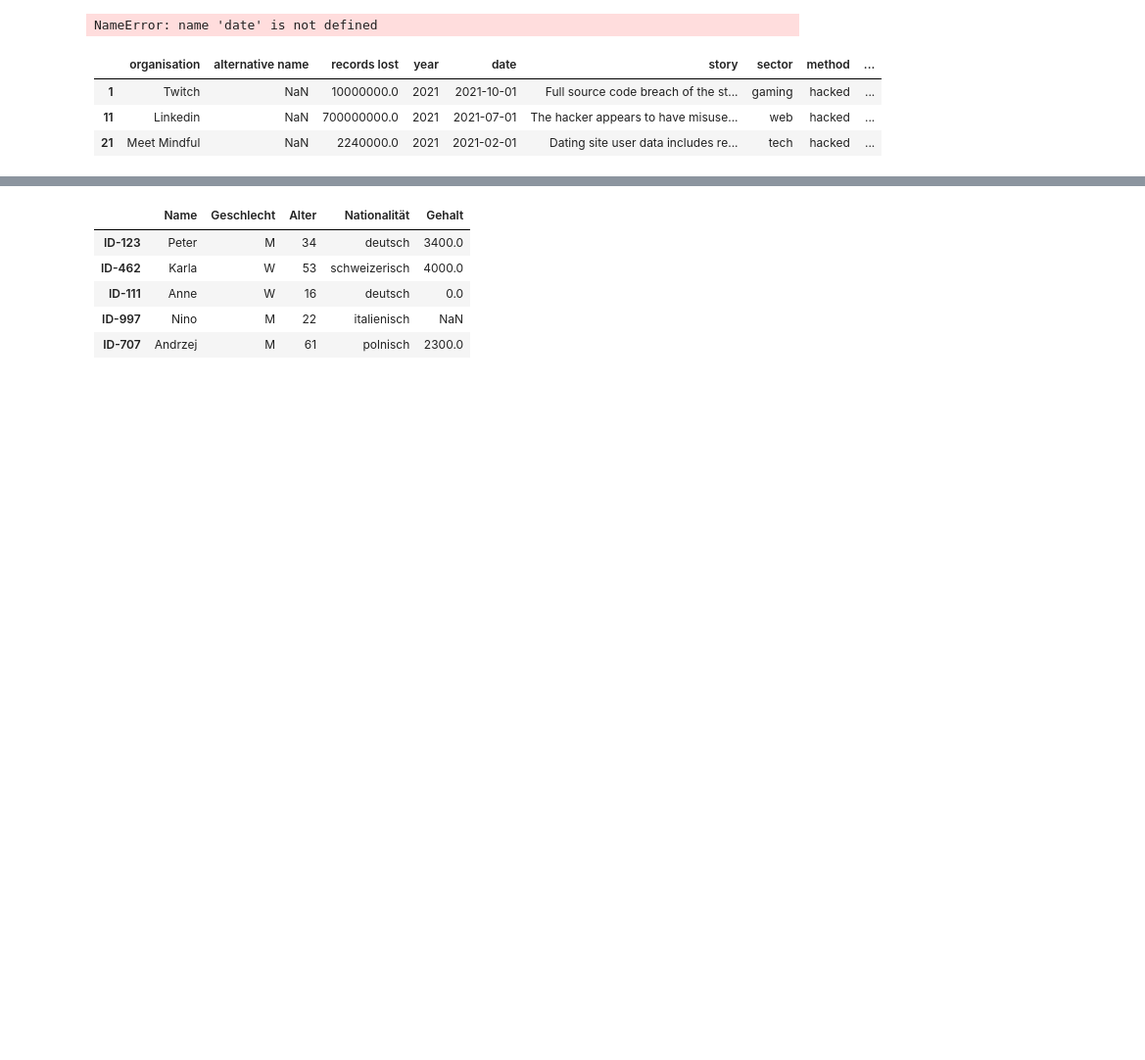
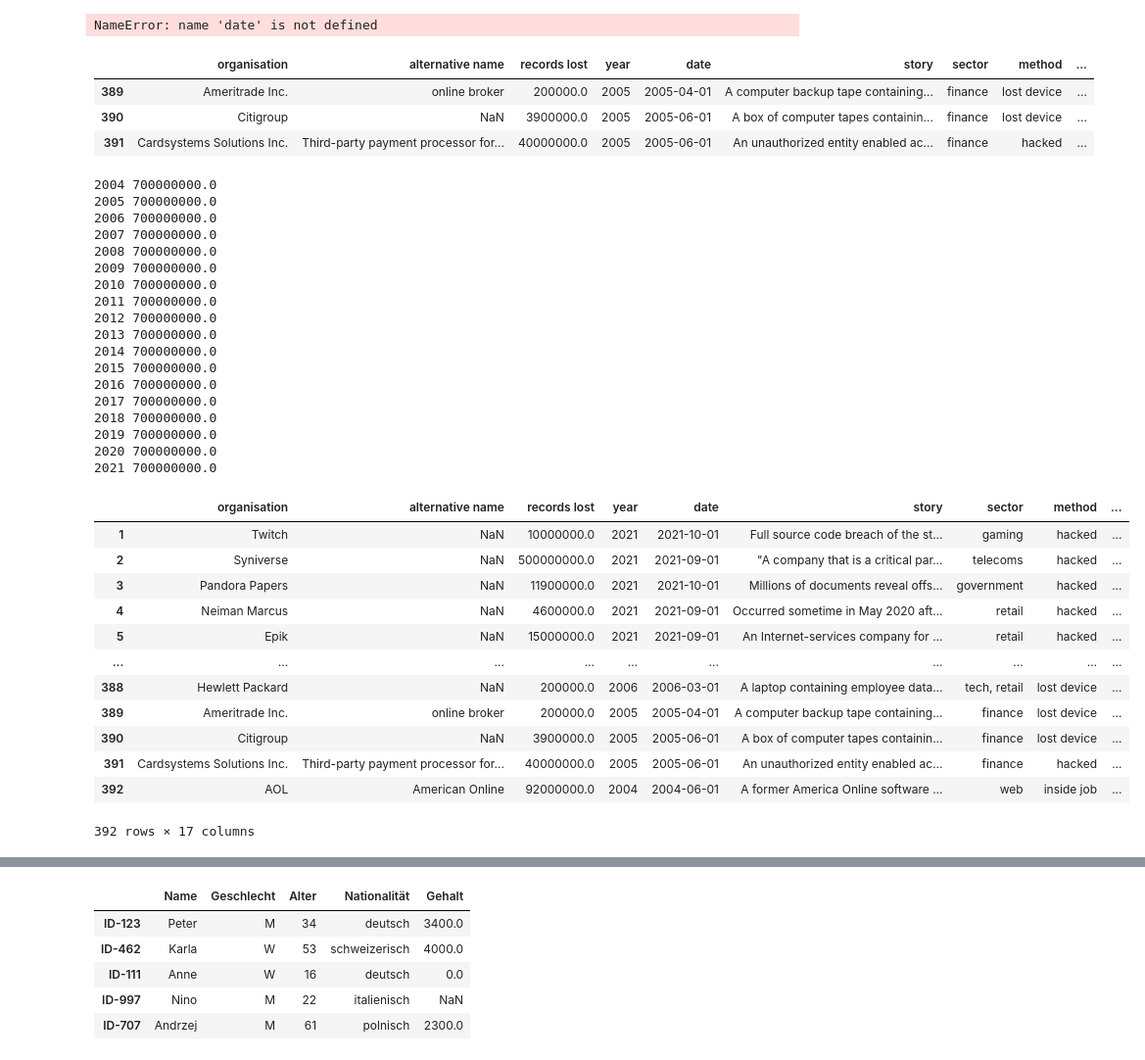
Before and after one commit to TimKossmann/storytelling, a Jupyter notebook: old_data_breaches_icicle.ipynb, the cells around one changed output, grey strips where cells are left out. Shown: that part at 98% size. Cells and saved outputs as stored; diff of their text form; code cells hidden in the pictures; blank space fills up the shorter version.

```diff
--- a/old_data_breaches_icicle.ipynb
+++ b/old_data_breaches_icicle.ipynb
@@ -314,11 +314,74 @@ print(df_fig2['records lost'].min())
 print(df_fig2['records lost'].max())
 # %% [output]
 NameError: name 'date' is not defined
+# %%
+#df['organisation_name'] = np.where((df['year'] == 2005) & (df['records lost'] >= df['records lost'].max()*0.005), df['organisation'], '')
+'''df['organisation_name'] = np.where((df['year'] == 2006) & (df['records lost'] >= df['records lost'].max()*0.005), df['organisation'], '')
+df['organisation_name'] = np.where((df['year'] == 2007) & (df['records lost'] >= df['records lost'].max()*0.005), df['organisation'], '')
+df['organisation_name'] = np.where((df['year'] == 2008) & (df['records lost'] >= df['records lost'].max()*0.005), df['organisation'], '')
+df['organisation_name'] = np.where((df['year'] == 2009) & (df['records lost'] >= df['records lost'].max()*0.005), df['organisation'], '')
+df['organisation_name'] = np.where((df['year'] == 2010) & (df['records lost'] >= df['records lost'].max()*0.005), df['organisation'], '')
+df['organisation_name'] = np.where((df['year'] == 2011) & (df['records lost'] >= df['records lost'].max()*0.005), df['organisation'], '')
+df['organisation_name'] = np.where((df['year'] == 2012) & (df['records lost'] >= df['records lost'].max()*0.005), df['organisation'], '')
+df['organisation_name'] = np.where((df['year'] == 2013) & (df['records lost'] >= df['records lost'].max()*0.005), df['organisation'], '')
+df['organisation_name'] = np.where((df['year'] == 2014) & (df['records lost'] >= df['records lost'].max()*0.005), df['organisation'], '')
+df['organisation_name'] = np.where((df['year'] == 2015) & (df['records lost'] >= df['records lost'].max()*0.005), df['organisation'], '')
+df['organisation_name'] = np.where((df['year'] == 2016) & (df['records lost'] >= df['records lost'].max()*0.005), df['organisation'], '')
+df['organisation_name'] = np.where((df['year'] == 2017) & (df['records lost'] >= df['records lost'].max()*0.005), df['organisation'], '')
+df['organisation_name'] = np.where((df['year'] == 2018) & (df['records lost'] >= df['records lost'].max()*0.005), df['organisation'], '')
+df['organisation_name'] = np.where((df['year'] == 2019) & (df['records lost'] >= df['records lost'].max()*0.005), df['organisation'], '')
+df['organisation_name'] = np.where((df['year'] == 2020) & (df['records lost'] >= df['records lost'].max()*0.005), df['organisation'], '')
+df['organisation_name'] = np.where((df['year'] == 2021) & (df['records lost'] >= df['records lost'].max()*0.005), df['organisation'], '')
+
+
+
+
+'''
+#df[:30:10]
+df.loc[df['year']==2005]
+# %% [output]
+|  | organisation | alternative name | records lost | year | date | story | sector | method | ... |
+| 389 | Ameritrade Inc. | online broker | 200000.0 | 2005 | 2005-04-01 | A computer backup tape containing... | finance | lost device | ... |
+| 390 | Citigroup | NaN | 3900000.0 | 2005 | 2005-06-01 | A box of computer tapes containin... | finance | lost device | ... |
+| 391 | Cardsystems Solutions Inc. | Third-party payment processor for... | 40000000.0 | 2005 | 2005-06-01 | An unauthorized entity enabled ac... | finance | hacked | ... |
 # %%
-df['organisation_name'] = np.where((df['year'] == 2015) & (df['records lost'] >= df['records lost'].max()*0.005), df['organisation'], '')
-df[:30:10]
+df['organisation_name'] = ''
+for x in range( 2004, 2022):
+    #max = df.loc[df['year']== x, 'records lost'].max()
+    #df.loc[df['year']== x, 'record lost'].max()
+    print(x, max)
+    df['organisation_name'] = np.where((df['year'] == x) & (df['records lost'] >= df['records lost'].max()*0.005), df['organisation'], df['organisation_name'])
+
+df
 # %% [output]
+2004 700000000.0
+2005 700000000.0
+2006 700000000.0
+2007 700000000.0
+2008 700000000.0
+2009 700000000.0
+2010 700000000.0
+2011 700000000.0
+2012 700000000.0
+2013 700000000.0
+2014 700000000.0
+2015 700000000.0
+2016 700000000.0
+2017 700000000.0
+2018 700000000.0
+2019 700000000.0
+2020 700000000.0
+2021 700000000.0
 |  | organisation | alternative name | records lost | year | date | story | sector | method | ... |
 | 1 | Twitch | NaN | 10000000.0 | 2021 | 2021-10-01 | Full source code breach of the st... | gaming | hacked | ... |
-| 11 | Linkedin | NaN | 700000000.0 | 2021 | 2021-07-01 | The hacker appears to have misuse... | web | hacked | ... |
-| 21 | Meet Mindful | NaN | 2240000.0 | 2021 | 2021-02-01 | Dating site user data includes re... | tech | hacked | ... |
+| 2 | Syniverse | NaN | 500000000.0 | 2021 | 2021-09-01 | "A company that is a critical par... | telecoms | hacked | ... |
+| 3 | Pandora Papers | NaN | 11900000.0 | 2021 | 2021-10-01 | Millions of documents reveal offs... | government | hacked | ... |
+| 4 | Neiman Marcus | NaN | 4600000.0 | 2021 | 2021-09-01 | Occurred sometime in May 2020 aft... | retail | hacked | ... |
+| 5 | Epik | NaN | 15000000.0 | 2021 | 2021-09-01 | An Internet-services company for ... | retail | hacked | ... |
+| ... | ... | ... | ... | ... | ... | ... | ... | ... | ... |
+| 388 | Hewlett Packard | NaN | 200000.0 | 2006 | 2006-03-01 | A laptop containing employee data... | tech, retail | lost device | ... |
+| 389 | Ameritrade Inc. | online broker | 200000.0 | 2005 | 2005-04-01 | A computer backup tape containing... | finance | lost device | ... |
+| 390 | Citigroup | NaN | 3900000.0 | 2005 | 2005-06-01 | A box of computer tapes containin... | finance | lost device | ... |
+| 391 | Cardsystems Solutions Inc. | Third-party payment processor for... | 40000000.0 | 2005 | 2005-06-01 | An unauthorized entity enabled ac... | finance | hacked | ... |
+| 392 | AOL | American Online | 92000000.0 | 2004 | 2004-06-01 | A former America Online software ... | web | inside job | ... |
+392 rows × 17 columns
```
Also changed, not shown: parts of 5 cells of this notebook, 3 other files.
